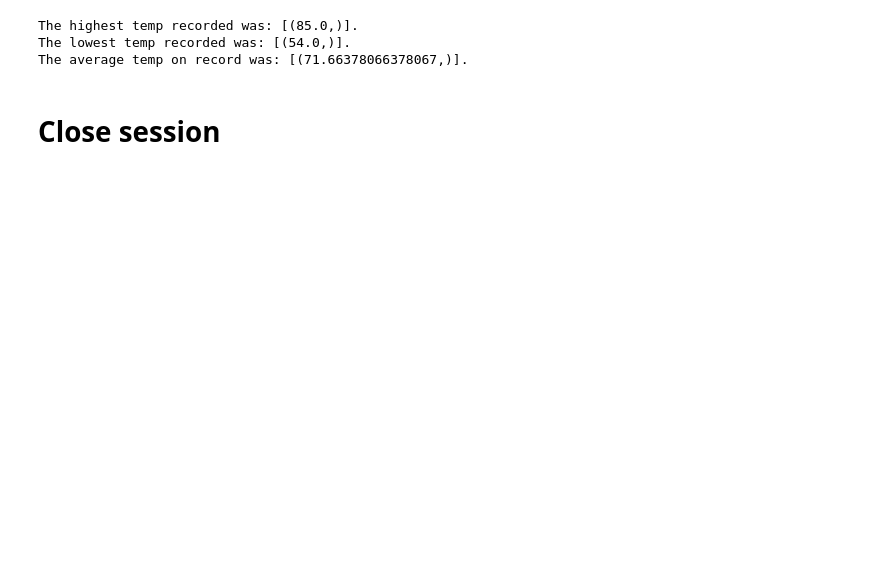
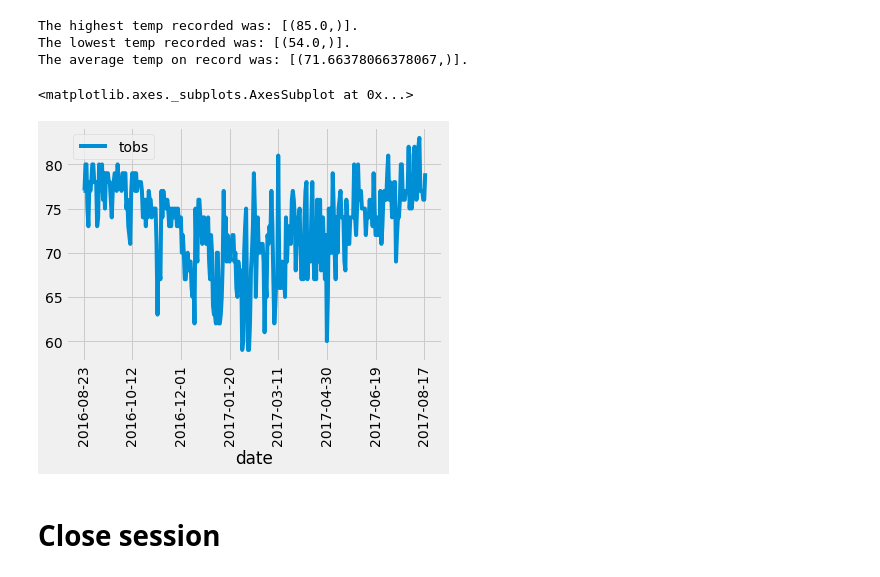
Before and after one commit to lyndsaywylie/sqlalchemy-challenge, a Jupyter notebook: SurfsUp/climate_starter.ipynb, the cells around one changed output. Cells and saved outputs as stored; diff of their text form; code cells hidden in the pictures; blank space fills up the shorter version.

```diff
--- a/SurfsUp/climate_starter.ipynb
+++ b/SurfsUp/climate_starter.ipynb
@@ -161,12 +149,17 @@ The average temp on record was: [(71.66378066378067,)].
 # %%
 # Using the most active station id
 # Query the last 12 months of temperature observation data for this station and plot the results as a histogram
 
 most_active_station = session.query(Measurement.date, Measurement.tobs).\
     filter(Measurement.station == 'USC00519281' ).\
-    filter(Measurement.date > query_date).\
-    filter(Measurement.date < "2017-8-23" ).all()
-#most_active_station
+    filter(Measurement.date >= query_date).all()
+
+most_active_station_df=pd.DataFrame(most_active_station, columns=["date", "tobs"])
+most_active_station_df=most_active_station_df.sort_values('date')
+most_active_station_df.plot(x="date", y="tobs", rot=90)
+# %% [output]
+<matplotlib.axes._subplots.AxesSubplot at 0x...>
+[figure, added]
 # %% [markdown]
 # Close session
 # %%
```
Also changed, not shown: parts of 5 cells of this notebook.
